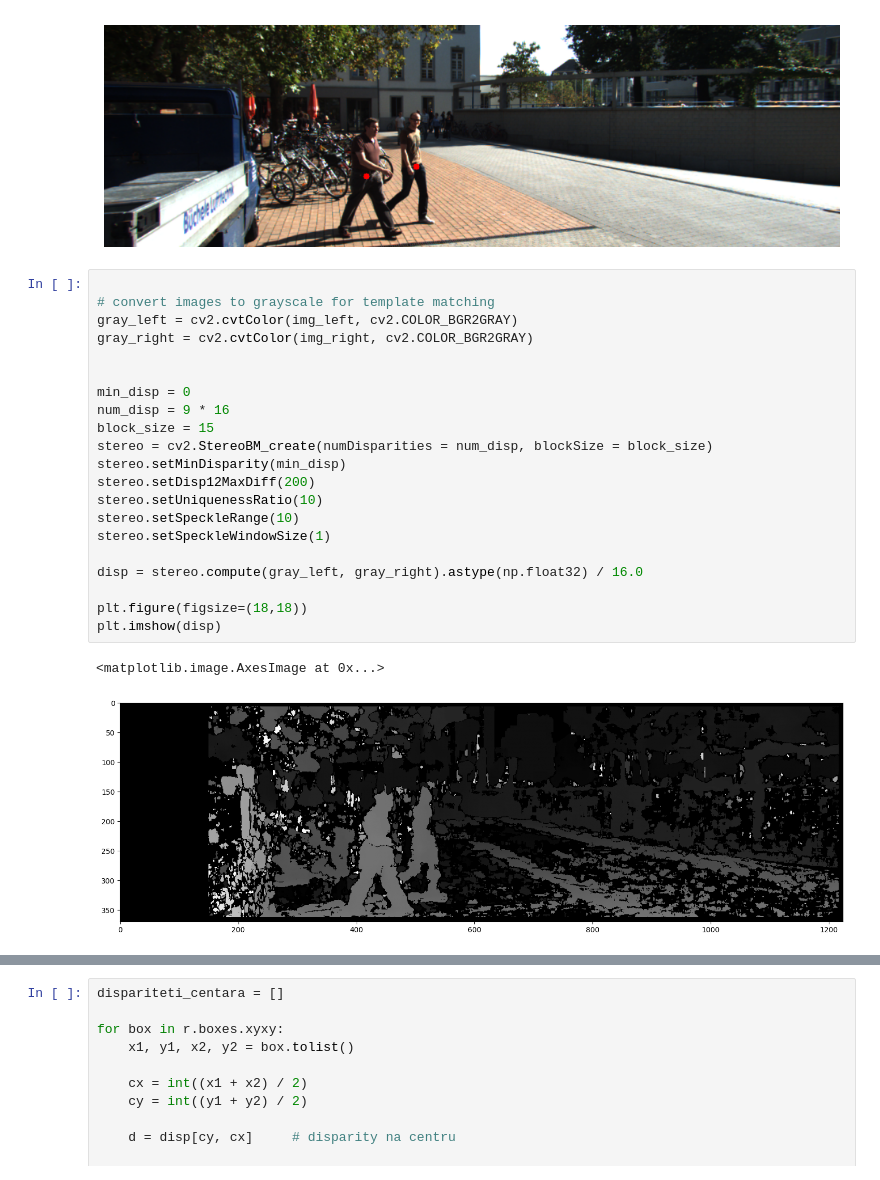
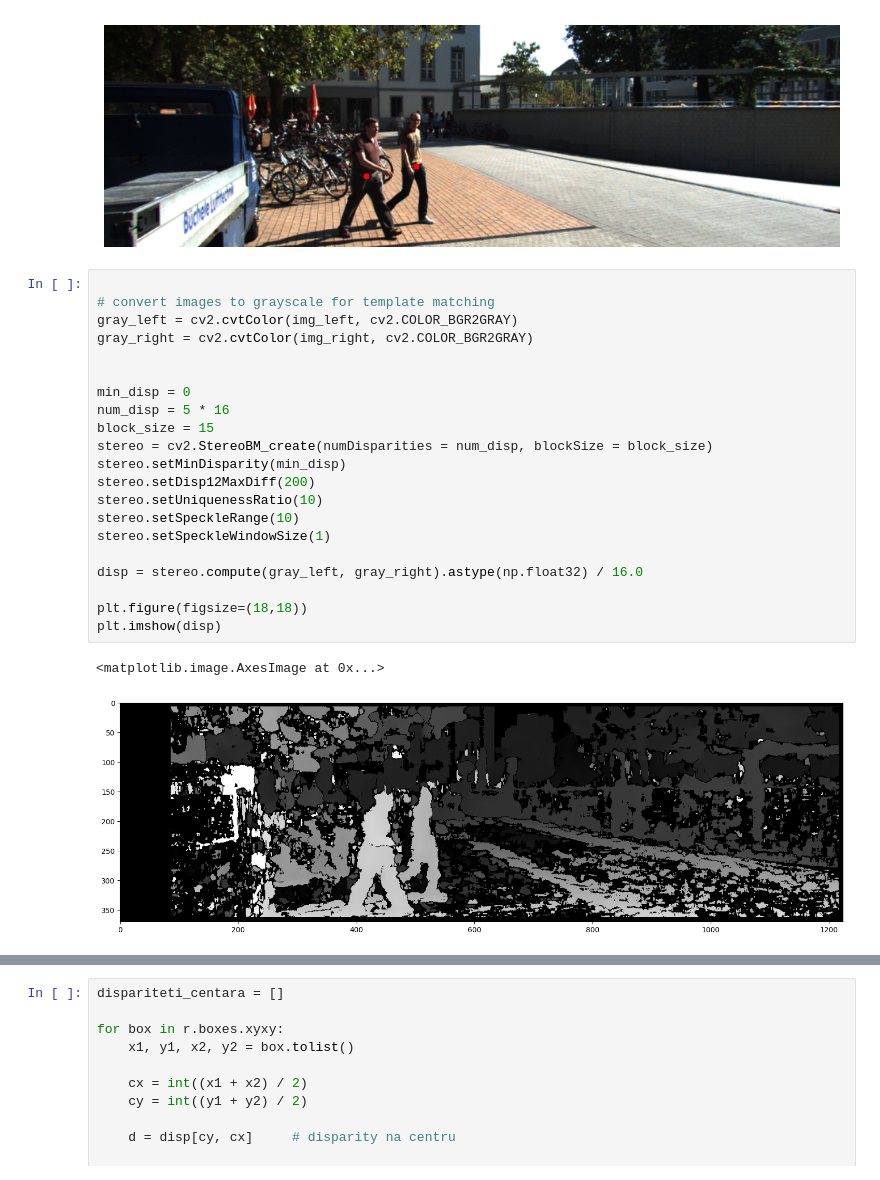
Before and after one commit to dragoselul/Perception-AutonomousSystems, a Jupyter notebook: Project/depth/depth.ipynb, the cells around one changed output, grey strips where cells are left out. Cells and saved outputs as stored; diff of their text form.

```diff
--- a/Project/depth/depth.ipynb
+++ b/Project/depth/depth.ipynb
@@ -67,27 +67,27 @@ plt.show()
 # %%
 
 # convert images to grayscale for template matching
 gray_left = cv2.cvtColor(img_left, cv2.COLOR_BGR2GRAY)
 gray_right = cv2.cvtColor(img_right, cv2.COLOR_BGR2GRAY)
 
 
 min_disp = 0
-num_disp = 9 * 16
+num_disp = 5 * 16
 block_size = 15
 stereo = cv2.StereoBM_create(numDisparities = num_disp, blockSize = block_size)
 stereo.setMinDisparity(min_disp)
 stereo.setDisp12MaxDiff(200)
 stereo.setUniquenessRatio(10)
 stereo.setSpeckleRange(10)
 stereo.setSpeckleWindowSize(1)
 
 disp = stereo.compute(gray_left, gray_right).astype(np.float32) / 16.0
 
 plt.figure(figsize=(18,18))
 plt.imshow(disp)
 # %% [output]
 <matplotlib.image.AxesImage at 0x...>
-[figure, old version]
+[figure, new version]
 # %%
 get_box_centers_with_disparity(img_left,img_right)
 # %% [output]
```
Also changed, not shown: parts of 1 cell of this notebook, 1 other file.
